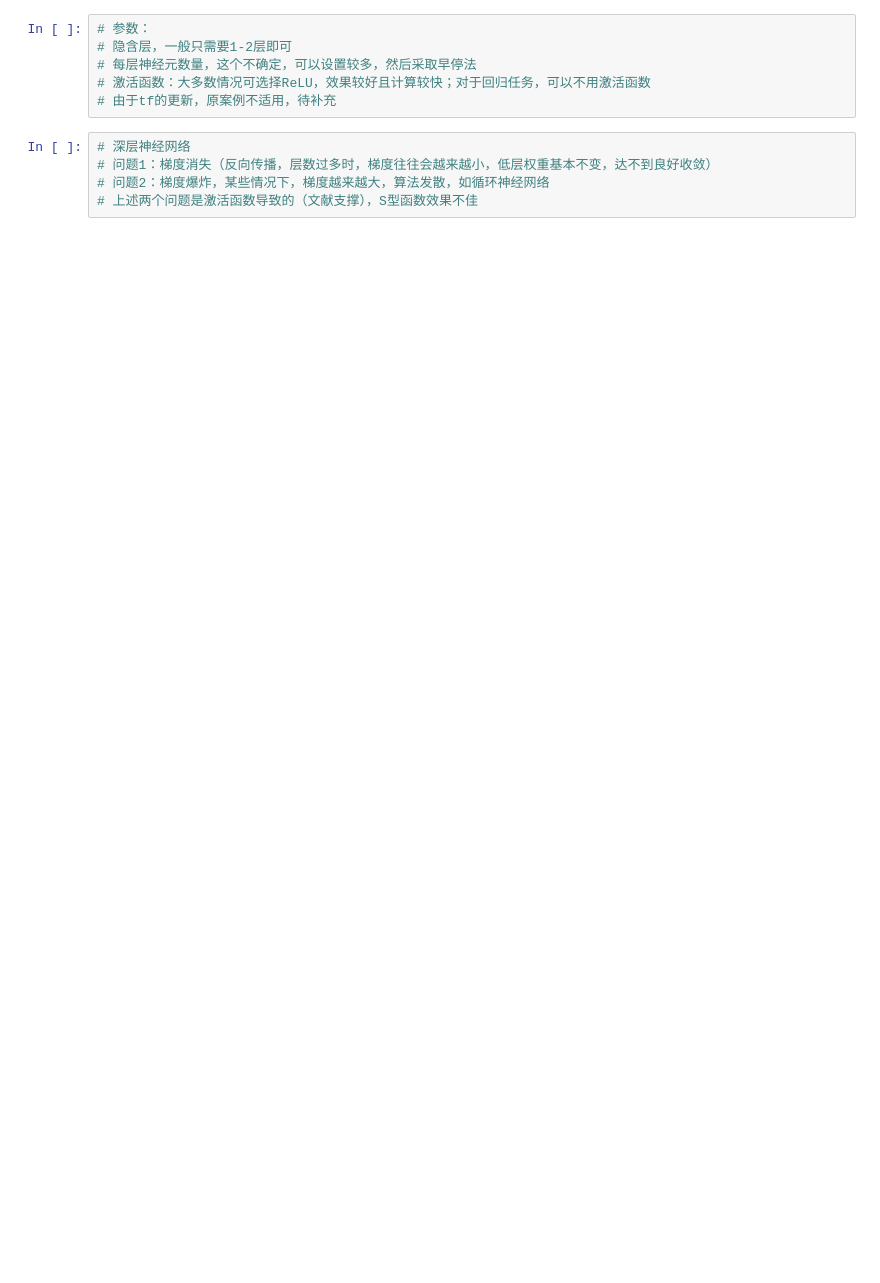
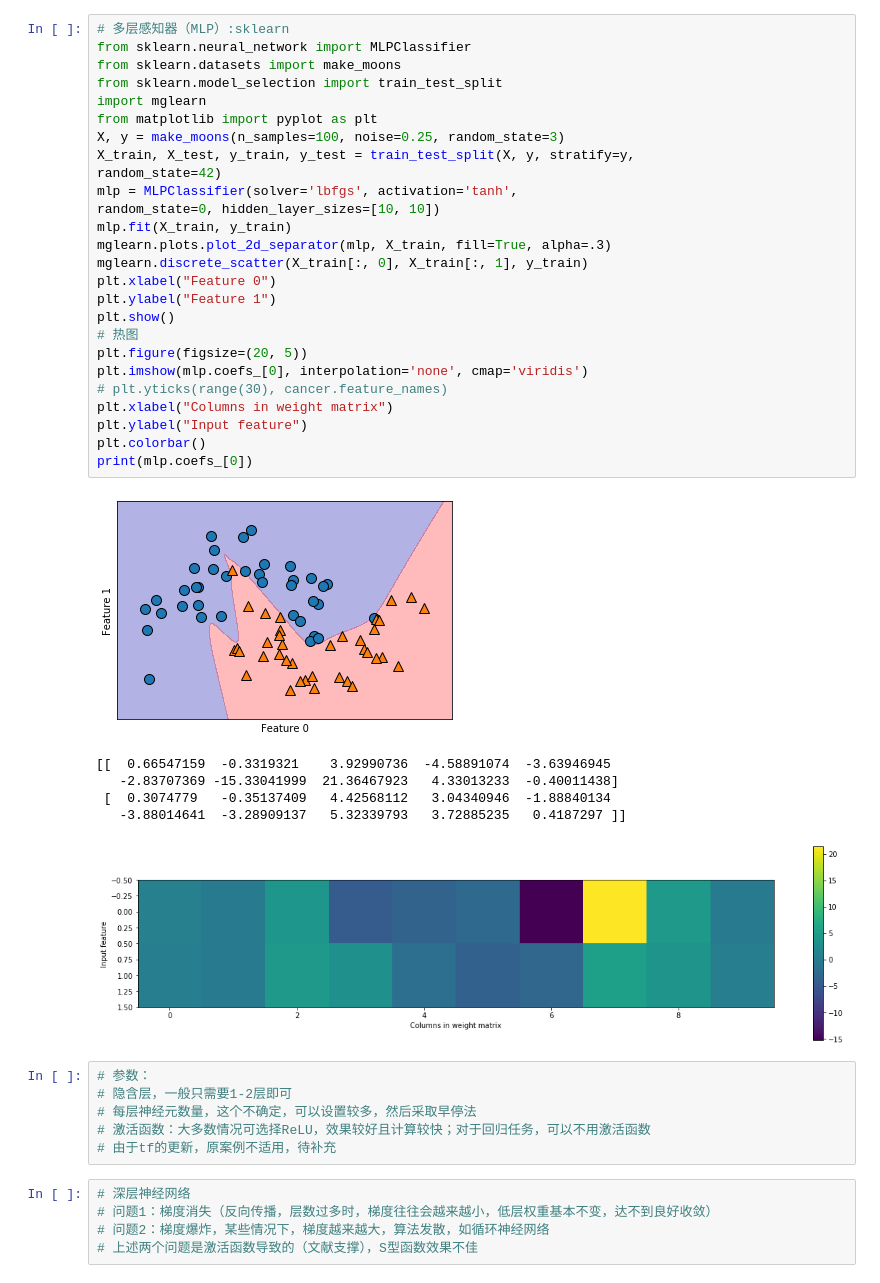
Before and after one commit to Wudeyuan/Machine_Learning, a Jupyter notebook: 神经网络【Package】.ipynb, the cells around one changed output. Cells and saved outputs as stored; diff of their text form; blank space fills up the shorter version.

Commit message:
plot

```diff
--- a/神经网络【Package】.ipynb
+++ b/神经网络【Package】.ipynb
@@ -30,6 +31,39 @@ feature_columns=feature_columns)
 dnn_clf.fit(x=X_train, y=y_train, batch_size=50, steps=40000)
 # %% [output]
 AttributeError: module 'tensorflow._api.v2.compat.v1' has no attribute 'contrib'
+# %%
+# 多层感知器（MLP）:sklearn
+from sklearn.neural_network import MLPClassifier
+from sklearn.datasets import make_moons
+from sklearn.model_selection import train_test_split
+import mglearn
+from matplotlib import pyplot as plt
+X, y = make_moons(n_samples=100, noise=0.25, random_state=3)
+X_train, X_test, y_train, y_test = train_test_split(X, y, stratify=y,
+random_state=42)
+mlp = MLPClassifier(solver='lbfgs', activation='tanh',
+random_state=0, hidden_layer_sizes=[10, 10])
+mlp.fit(X_train, y_train)
+mglearn.plots.plot_2d_separator(mlp, X_train, fill=True, alpha=.3)
+mglearn.discrete_scatter(X_train[:, 0], X_train[:, 1], y_train)
+plt.xlabel("Feature 0")
+plt.ylabel("Feature 1")
+plt.show()
+# 热图
+plt.figure(figsize=(20, 5))
+plt.imshow(mlp.coefs_[0], interpolation='none', cmap='viridis')
+# plt.yticks(range(30), cancer.feature_names)
+plt.xlabel("Columns in weight matrix")
+plt.ylabel("Input feature")
+plt.colorbar()
+print(mlp.coefs_[0])
+# %% [output]
+[figure, added]
+[[  0.66547159  -0.3319321    3.92990736  -4.58891074  -3.63946945
+   -2.83707369 -15.33041999  21.36467923   4.33013233  -0.40011438]
+ [  0.3074779   -0.35137409   4.42568112   3.04340946  -1.88840134
+   -3.88014641  -3.28909137   5.32339793   3.72885235   0.4187297 ]]
+[figure, added]
 # %%
 # 参数：
 # 隐含层，一般只需要1-2层即可
```
Also changed, not shown: parts of 1 cell of this notebook, 2 other files.
